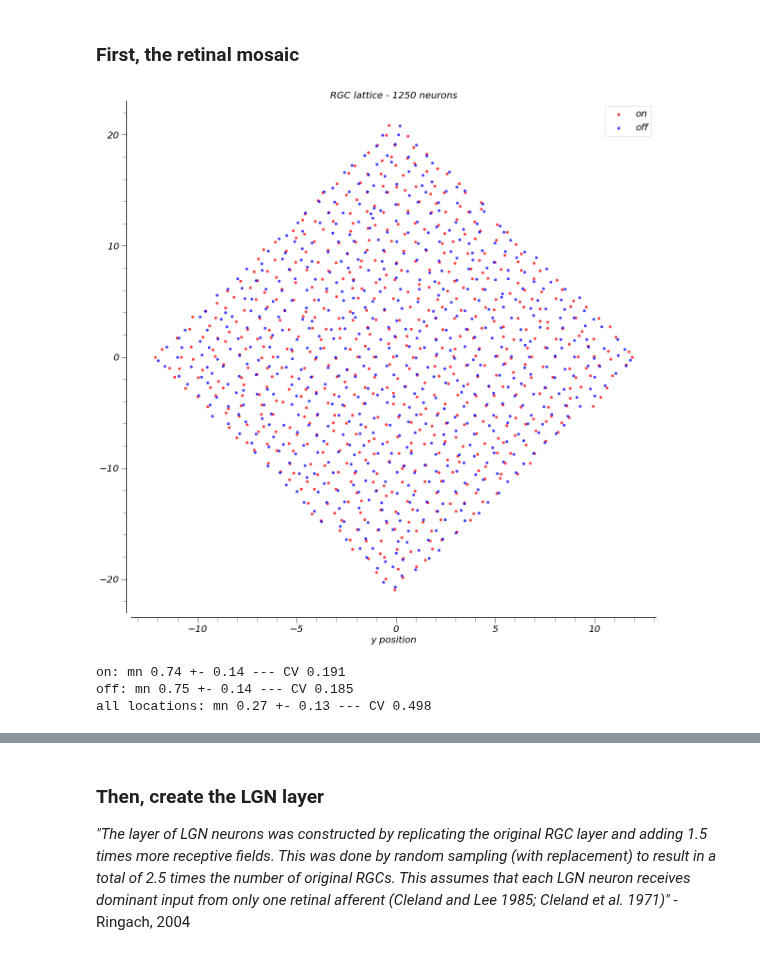
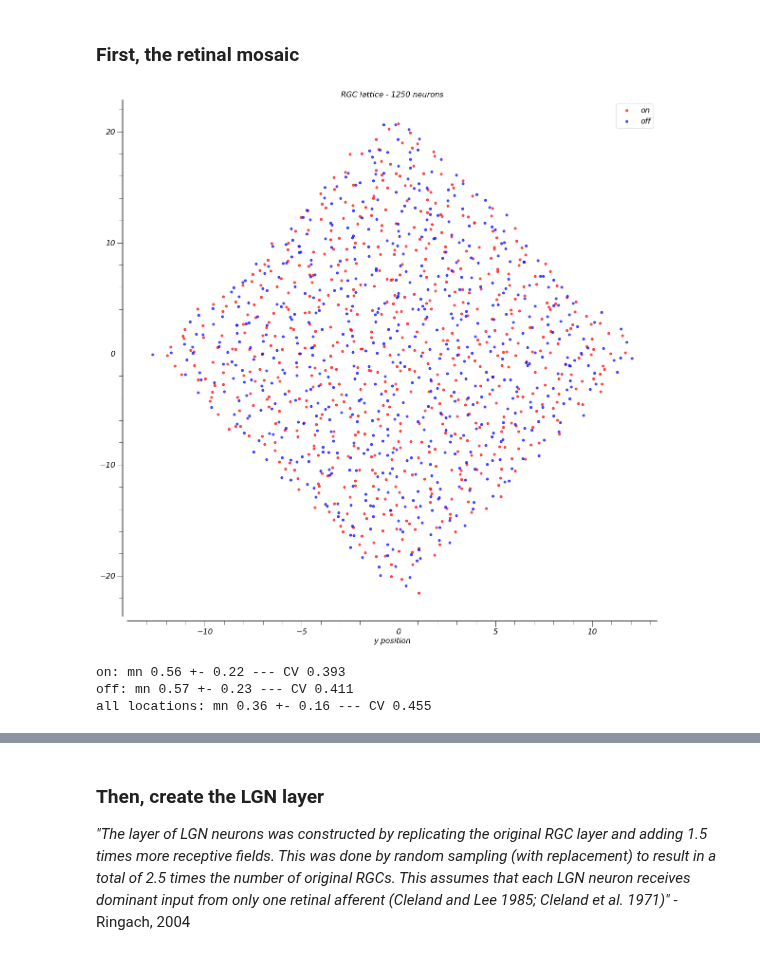
Before and after one commit to paul-levy/SF-diversity, a Jupyter notebook: lgn-v1-construction.ipynb, the cells around one changed output, grey strips where cells are left out. Cells and saved outputs as stored; diff of their text form; code cells hidden in the pictures.

```diff
--- a/lgn-v1-construction.ipynb
+++ b/lgn-v1-construction.ipynb
@@ -45,27 +45,27 @@ $\vec{\mathbf{x}}$ = $\lambda$ * $\begin{pmatrix} 1 & 1 \\\ \sqrt{3} & -\sqrt{3}
 # %%
 latNum = latNum+1;
 # latNum = -1;
 
 nsteps = 12;
 sc_factor=1/2.0;
 lm=1;
-sig_ringach = 0.155;
+sig_ringach = 0.355; # default is 0.155
 
 on_locs, off_locs = lgn_v1.rgc_lattice(nsteps, sc_factor=sc_factor, lmda=lm, sig_pos=sig_ringach)
 f = plt.figure(figsize=(20, 20));
 
 plt.scatter(on_locs[:, 0], on_locs[:, 1], c='r', alpha=0.7, label='on');
 plt.scatter(off_locs[:, 0], off_locs[:, 1], c='b', alpha=0.7, label='off');
 
 plt.axis('equal');
 plt.axis('tight');
 plt.xlabel('x position')
 plt.xlabel('y position')
 plt.title('RGC lattice - %d neurons' % (len(on_locs)+len(off_locs)));
 plt.legend();
 sns.despine(offset=10)
 # %% [output]
-[figure, old version]
+[figure, new version]
 # %%
 ### Now, compute the distribution of distances between locations - first within class then, across
 # within class:
@@ -92,9 +92,9 @@ mn_both, sd_both = np.mean(both_min), np.std(both_min);
 cv_both = np.divide(sd_both, mn_both);
 print('%s: mn %.2f +- %.2f --- CV %.3f' % ('all locations', mn_both, sd_both, cv_both))
 # %% [output]
-on: mn 0.74 +- 0.14 --- CV 0.191
-off: mn 0.75 +- 0.14 --- CV 0.185
-all locations: mn 0.27 +- 0.13 --- CV 0.498
+on: mn 0.56 +- 0.22 --- CV 0.393
+off: mn 0.57 +- 0.23 --- CV 0.411
+all locations: mn 0.36 +- 0.16 --- CV 0.455
 # %%
 all_dist_within = np.hstack((on_min, off_min));
 all_mean, all_std = np.mean(all_dist_within), np.std(all_dist_within);
```
Also changed, not shown: parts of 7 cells of this notebook.
